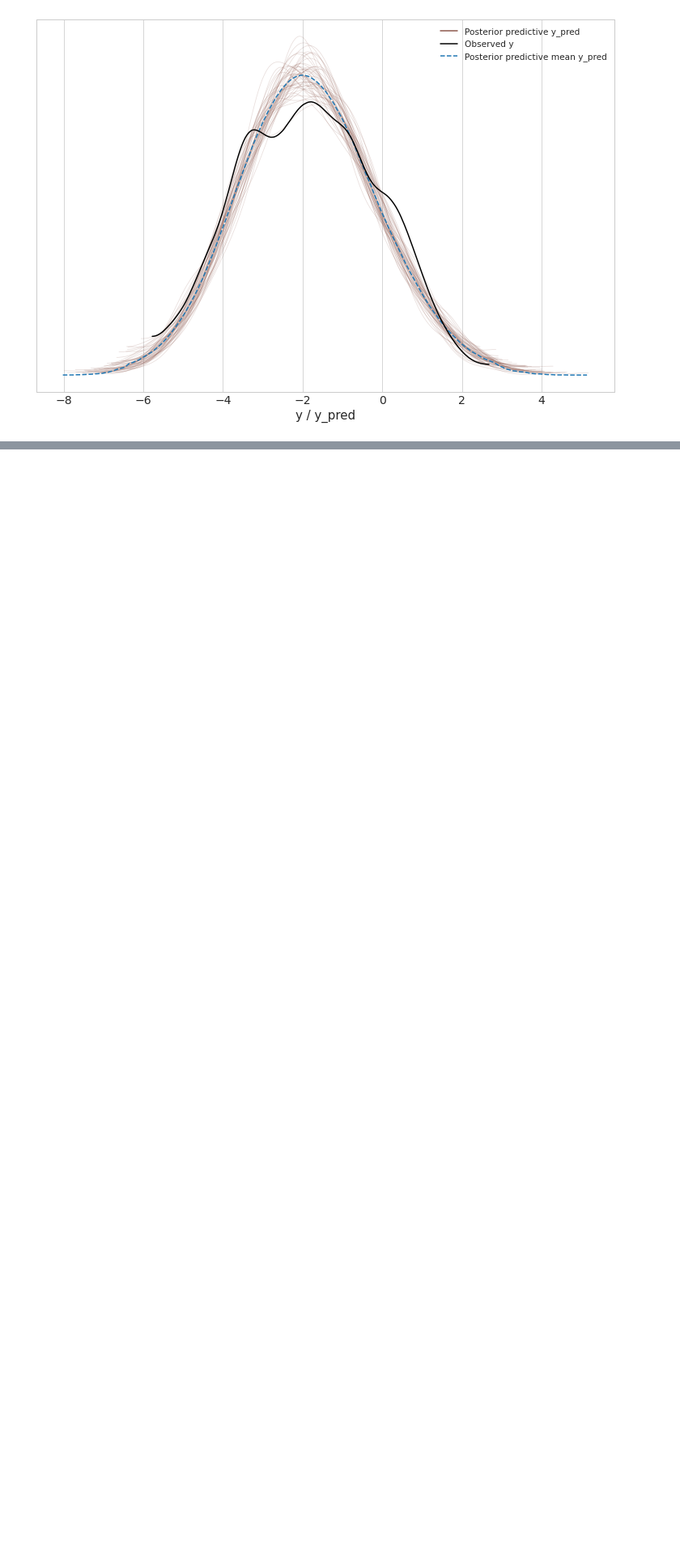
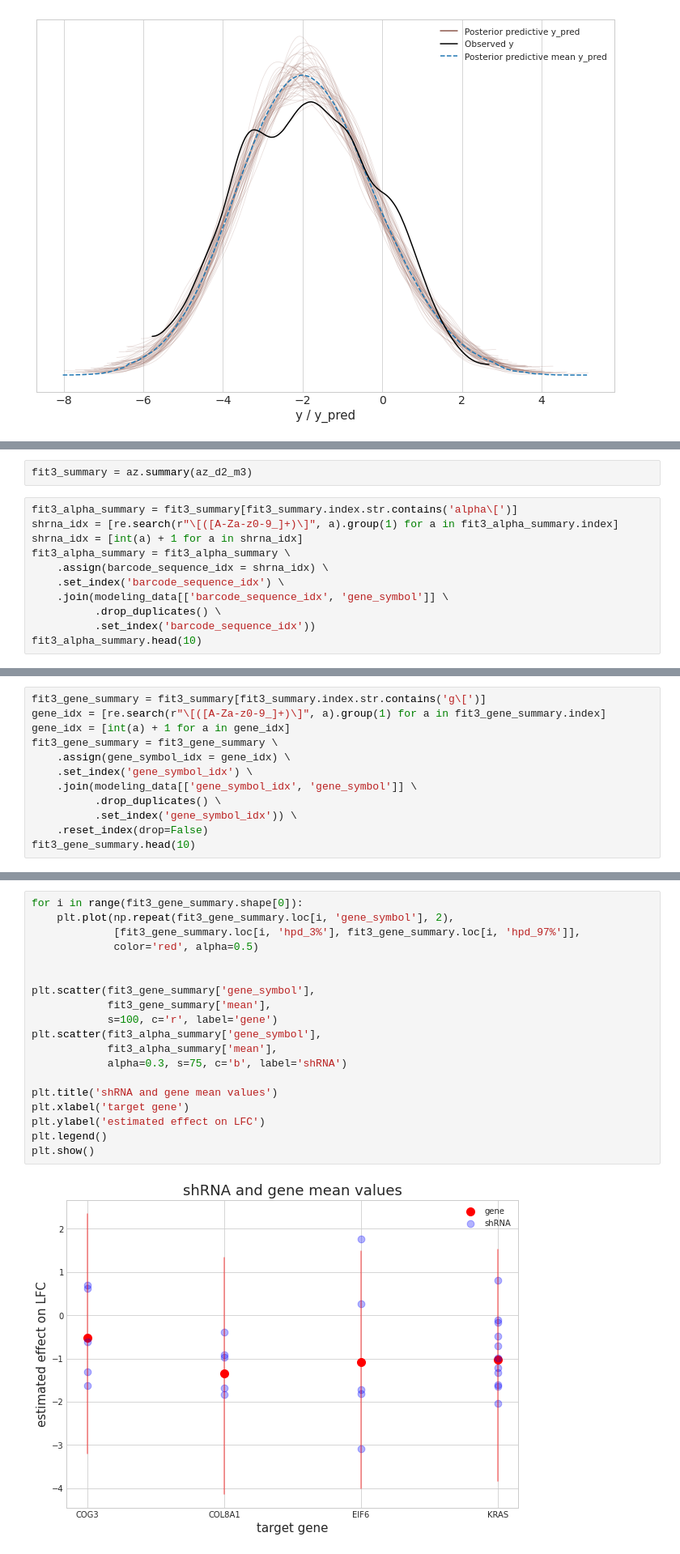
Before and after one commit to jhrcook/demeter2-stan, a Jupyter notebook: notebooks/005_demeter2-in-stan.ipynb, the cells around one changed output, grey strips where cells are left out. Shown at 81% size. Saved outputs shown, nothing was run; the diff lists cells and outputs as text; blank space fills up the shorter version.

```diff
--- a/notebooks/005_demeter2-in-stan.ipynb
+++ b/notebooks/005_demeter2-in-stan.ipynb
@@ -422,0 +489,13 @@ convergence, Rhat=1).
+# %%
+fit3_summary = az.summary(az_d2_m3)
+# %%
+fit3_alpha_summary = fit3_summary[fit3_summary.index.str.contains('alpha\[')]
+shrna_idx = [re.search(r"\[([A-Za-z0-9_]+)\]", a).group(1) for a in fit3_alpha_summary.index]
+shrna_idx = [int(a) + 1 for a in shrna_idx]
+fit3_alpha_summary = fit3_alpha_summary \
+    .assign(barcode_sequence_idx = shrna_idx) \
+    .set_index('barcode_sequence_idx') \
+    .join(modeling_data[['barcode_sequence_idx', 'gene_symbol']] \
+          .drop_duplicates() \
+          .set_index('barcode_sequence_idx'))
+fit3_alpha_summary.head(10)
@@ -422,0 +515,12 @@ convergence, Rhat=1).
+# %%
+fit3_gene_summary = fit3_summary[fit3_summary.index.str.contains('g\[')]
+gene_idx = [re.search(r"\[([A-Za-z0-9_]+)\]", a).group(1) for a in fit3_gene_summary.index]
+gene_idx = [int(a) + 1 for a in gene_idx]
+fit3_gene_summary = fit3_gene_summary \
+    .assign(gene_symbol_idx = gene_idx) \
+    .set_index('gene_symbol_idx') \
+    .join(modeling_data[['gene_symbol_idx', 'gene_symbol']] \
+          .drop_duplicates() \
+          .set_index('gene_symbol_idx')) \
+    .reset_index(drop=False)
+fit3_gene_summary.head(10)
@@ -422,0 +533,21 @@ convergence, Rhat=1).
+# %%
+for i in range(fit3_gene_summary.shape[0]):
+    plt.plot(np.repeat(fit3_gene_summary.loc[i, 'gene_symbol'], 2),
+             [fit3_gene_summary.loc[i, 'hpd_3%'], fit3_gene_summary.loc[i, 'hpd_97%']],
+             color='red', alpha=0.5)
+
+
+plt.scatter(fit3_gene_summary['gene_symbol'],
+            fit3_gene_summary['mean'],
+            s=100, c='r', label='gene')
+plt.scatter(fit3_alpha_summary['gene_symbol'],
+            fit3_alpha_summary['mean'],
+            alpha=0.3, s=75, c='b', label='shRNA')
+
+plt.title('shRNA and gene mean values')
+plt.xlabel('target gene')
+plt.ylabel('estimated effect on LFC')
+plt.legend()
+plt.show()
+# %% [output]
+[figure, added]
```
Also changed, not shown: parts of 15 cells of this notebook, 6 other files.
